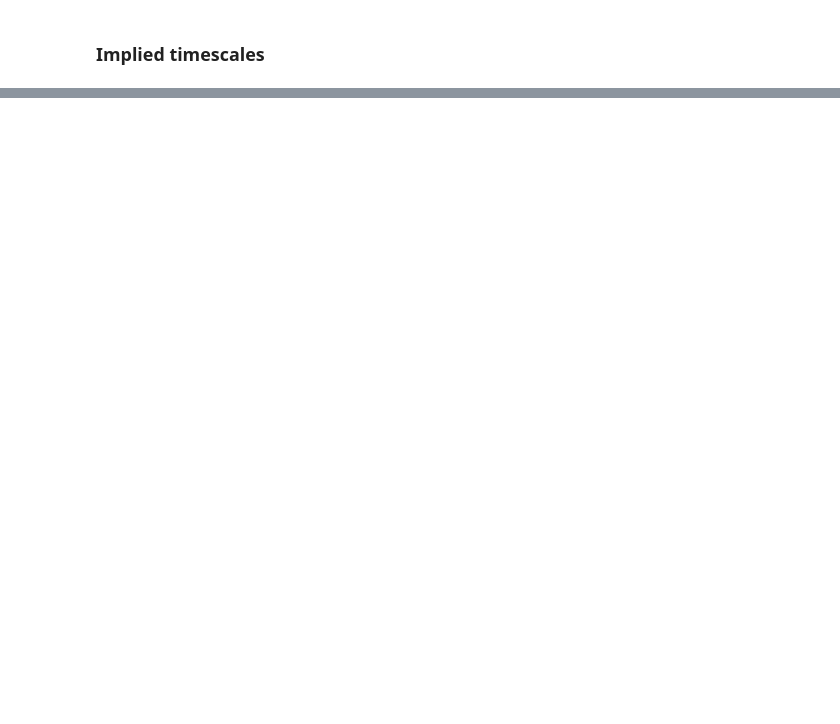
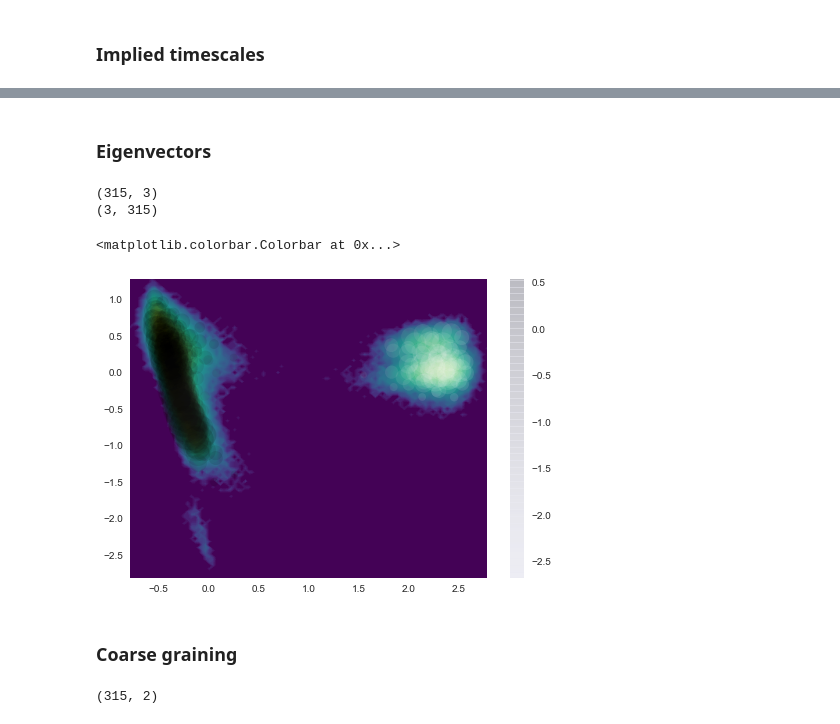
Before and after one commit to RobertArbon/AADH_Analysis, a Jupyter notebook: Exploratory_models/Dihedrals.ipynb, the cells around one changed output, grey strips where cells are left out. Drawn from its saved outputs; the diff is of its cells as text; code cells hidden in the pictures; blank space fills up the shorter version.

```diff
--- a/Exploratory_models/Dihedrals.ipynb
+++ b/Exploratory_models/Dihedrals.ipynb
@@ -175,5 +182,3 @@ fraction of counts used =  1.0
-# %%
-M = msm.bayesian_markov_model(dtrajs=dtrajs, lag=msm_lag, nsamples=10000)
 # %%
 ck = M.cktest(nsets=2, mlags=None, err_est=False)
 # %%
@@ -188,0 +194,30 @@ mplt.plot_cktest(ck, diag=True, figsize=(7,7), layout=(2,2), padding_top=0.1, y0
+# %% [markdown]
+### Eigenvectors
+# %%
+active_set = M.active_set
+# %%
+evr = M.eigenvectors_right(k=3)
+evl = M.eigenvectors_left(k=3)
+print(evr.shape)
+print(evl.shape)
+# %% [output]
+(315, 3)
+(3, 315)
+# %%
+mplt.plot_free_energy(np.vstack(Y)[:,0], np.vstack(Y)[:,1], cmap='viridis_r', cbar=False)
+cc_x = clustering.clustercenters[active_set,0]
+cc_y = clustering.clustercenters[active_set,1]
+c = scatter(cc_x,cc_y, linewidth=0, marker='o', c=evr[:,1], s=evl.T[:,0]/np.min(evl.T[:,0]), alpha=0.1)
+plt.colorbar(c)
+# %% [output]
+<matplotlib.colorbar.Colorbar at 0x...>
+[figure, added]
+# %% [markdown]
+### Coarse graining
+# %%
+n_sets = 2
+M.pcca(n_sets)
+pcca_dist = M.metastable_distributions
+membership = M.metastable_memberships  # get PCCA memberships
+# %% [output]
+(315, 2)
```
Also changed, not shown: parts of 25 cells of this notebook.
